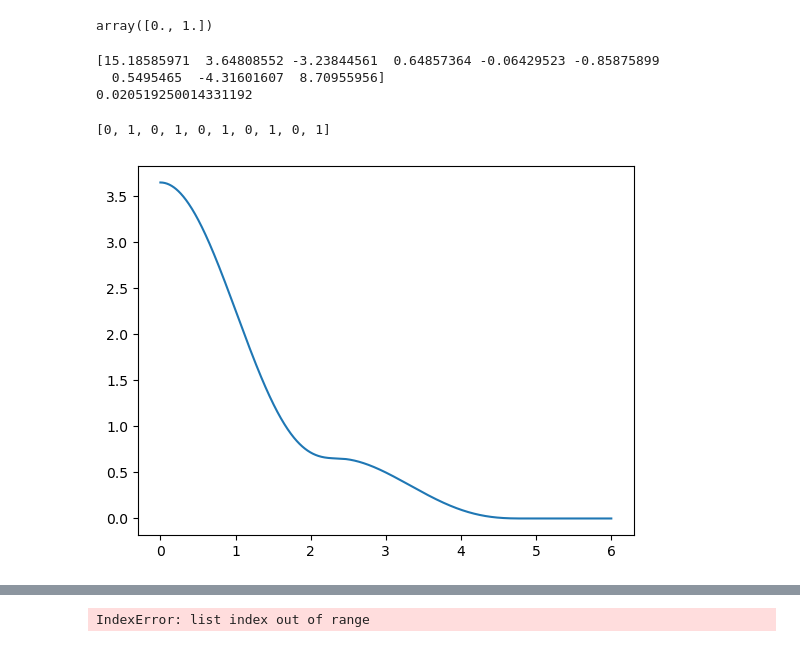
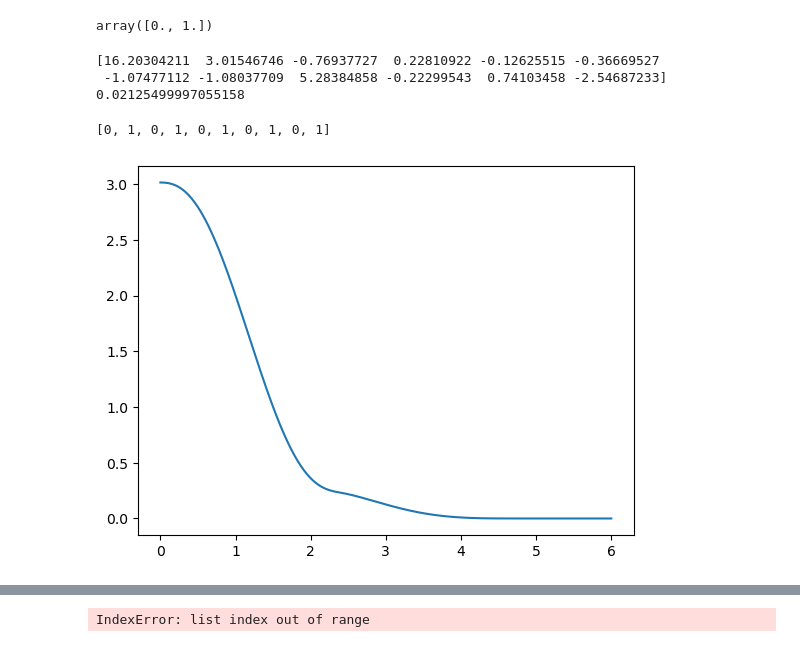
Before and after one commit to Samanyu-T/Lammps_MD, a Jupyter notebook: Jupyter_Notebooks/Development.ipynb, the cells around one changed output, grey strips where cells are left out. Drawn from its saved outputs; the diff is of its cells as text; code cells hidden in the pictures.

```diff
--- a/Jupyter_Notebooks/Development.ipynb
+++ b/Jupyter_Notebooks/Development.ipynb
@@ -27,38 +27,38 @@ for file in files:
 # %%
 pot, potlines, pot_params = Handle_PotFiles.read_pot('git_folder/Potentials/test.eam.alloy')
 
 n_knots = {}
 n_knots['He_F'] = 2
 n_knots['He_p'] = 3
-n_knots['W-He'] = 3
+n_knots['W-He'] = 4
 n_knots['He-He'] = 0
 n_knots['H-He'] = 0
 
 eam_fit = EAM_Fitting.Fit_EAM_Potential(pot, n_knots, pot_params, potlines, None, 0, '')
-sample = eam_fit.gen_rand()
+sample = np.loadtxt('sample.txt')
 
 coef_dict = eam_fit.fit_sample(sample)
 
 x_plt = np.linspace(0, 6, 1000)
 
 y_plt = EAM_Fitting.splineval(x_plt, coef_dict['He_p'], eam_fit.knot_pts['He_p'])
 
 plt.plot(x_plt, y_plt)
 
 print(sample)
 
 t1 = time.perf_counter()
 eam_fit.sample_to_file(sample)
 t2 = time.perf_counter()
 print(t2-t1)
 
 [i % 2 for i in np.arange(10)]
 # %% [output]
-[15.18585971  3.64808552 -3.23844561  0.64857364 -0.06429523 -0.85875899
-  0.5495465  -4.31601607  8.70955956]
-0.020519250014331192
+[16.20304211  3.01546746 -0.76937727  0.22810922 -0.12625515 -0.36669527
+ -1.07477112 -1.08037709  5.28384858 -0.22299543  0.74103458 -2.54687233]
+0.02125499997055158
 [0, 1, 0, 1, 0, 1, 0, 1, 0, 1]
-[figure, old version]
+[figure, new version]
 # %%
 x_plt = np.linspace(0, 20, 1000)
 
```
Also changed, not shown: parts of 3 cells of this notebook, 11 other files.
